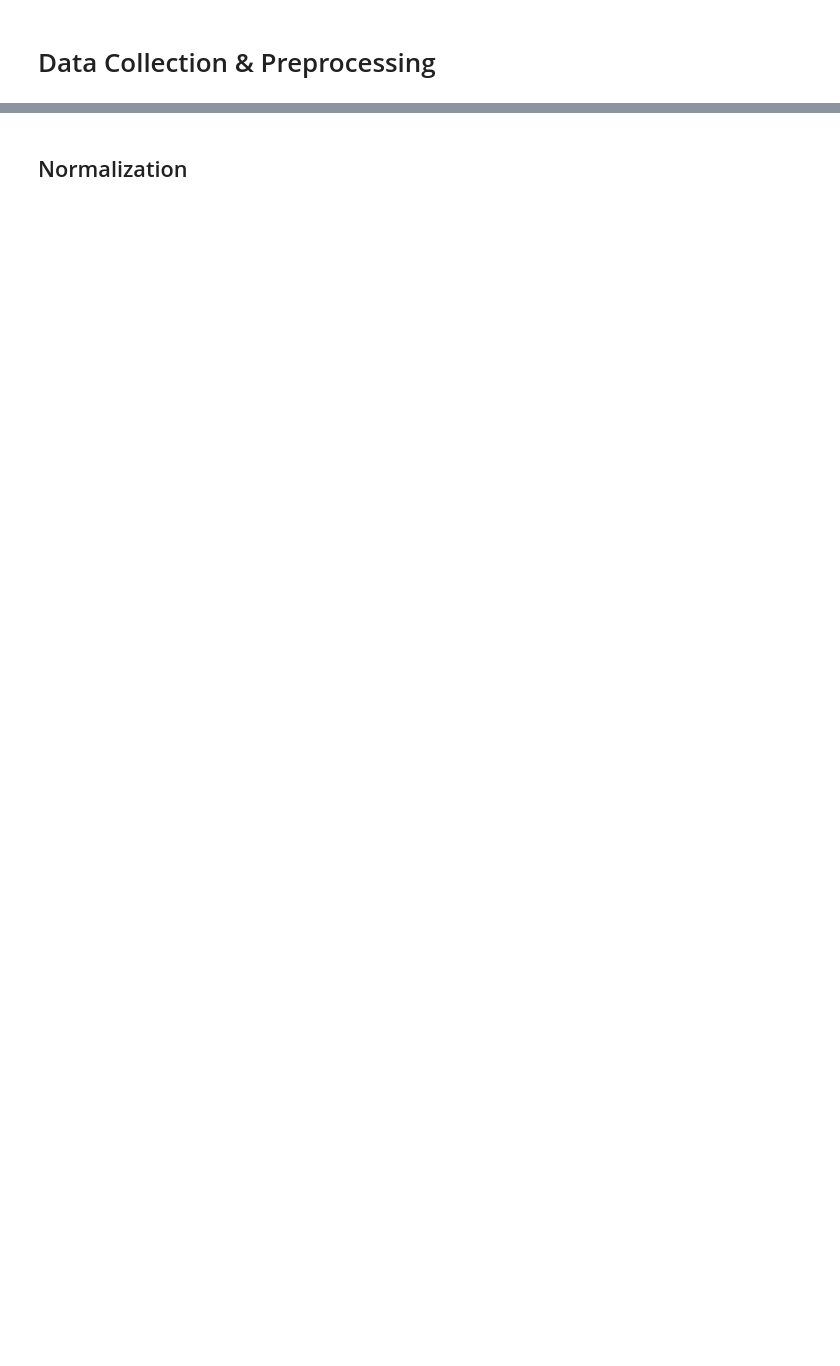
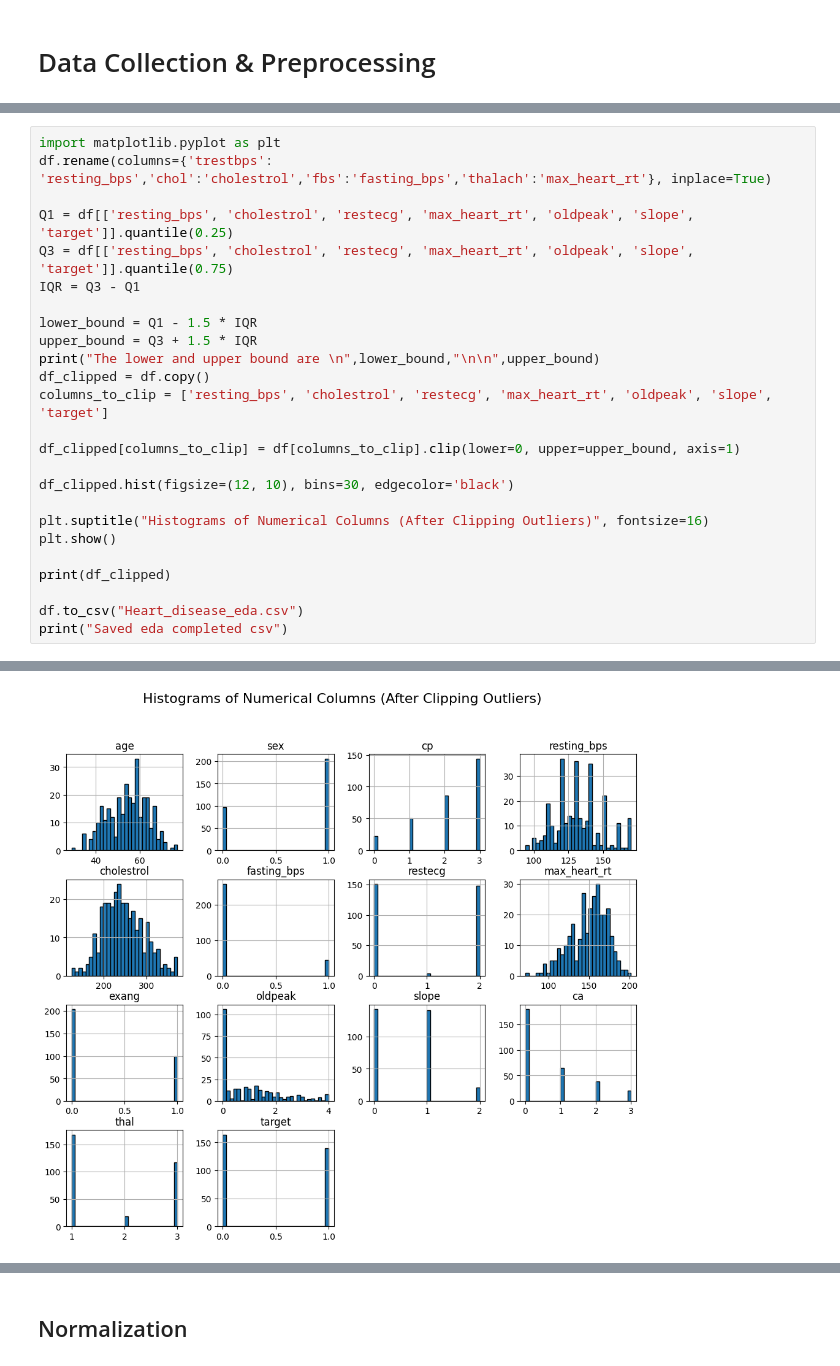
Before and after one commit to rishons30/heartpred, a Jupyter notebook: Heart_Disease_AI.ipynb, the cells around one changed output, grey strips where cells are left out. Saved outputs shown, nothing was run; the diff lists cells and outputs as text; blank space fills up the shorter version.

```diff
--- a/Heart_Disease_AI.ipynb
+++ b/Heart_Disease_AI.ipynb
@@ -2,0 +40,26 @@
+# %%
+import matplotlib.pyplot as plt
+df.rename(columns={'trestbps': 'resting_bps','chol':'cholestrol','fbs':'fasting_bps','thalach':'max_heart_rt'}, inplace=True)
+
+Q1 = df[['resting_bps', 'cholestrol', 'restecg', 'max_heart_rt', 'oldpeak', 'slope', 'target']].quantile(0.25)
+Q3 = df[['resting_bps', 'cholestrol', 'restecg', 'max_heart_rt', 'oldpeak', 'slope', 'target']].quantile(0.75)
+IQR = Q3 - Q1
+
+lower_bound = Q1 - 1.5 * IQR
+upper_bound = Q3 + 1.5 * IQR
+print("The lower and upper bound are \n",lower_bound,"\n\n",upper_bound)
+df_clipped = df.copy()
+columns_to_clip = ['resting_bps', 'cholestrol', 'restecg', 'max_heart_rt', 'oldpeak', 'slope', 'target']
+
+df_clipped[columns_to_clip] = df[columns_to_clip].clip(lower=0, upper=upper_bound, axis=1)
+
+df_clipped.hist(figsize=(12, 10), bins=30, edgecolor='black')
+
+plt.suptitle("Histograms of Numerical Columns (After Clipping Outliers)", fontsize=16)
+plt.show()
+
+print(df_clipped)
+
+df.to_csv("Heart_disease_eda.csv")
+print("Saved eda completed csv")
+# %% [output]
@@ -2,0 +84 @@
+[figure, added]
```
Also changed, not shown: parts of 8 cells of this notebook, 5 other files.
